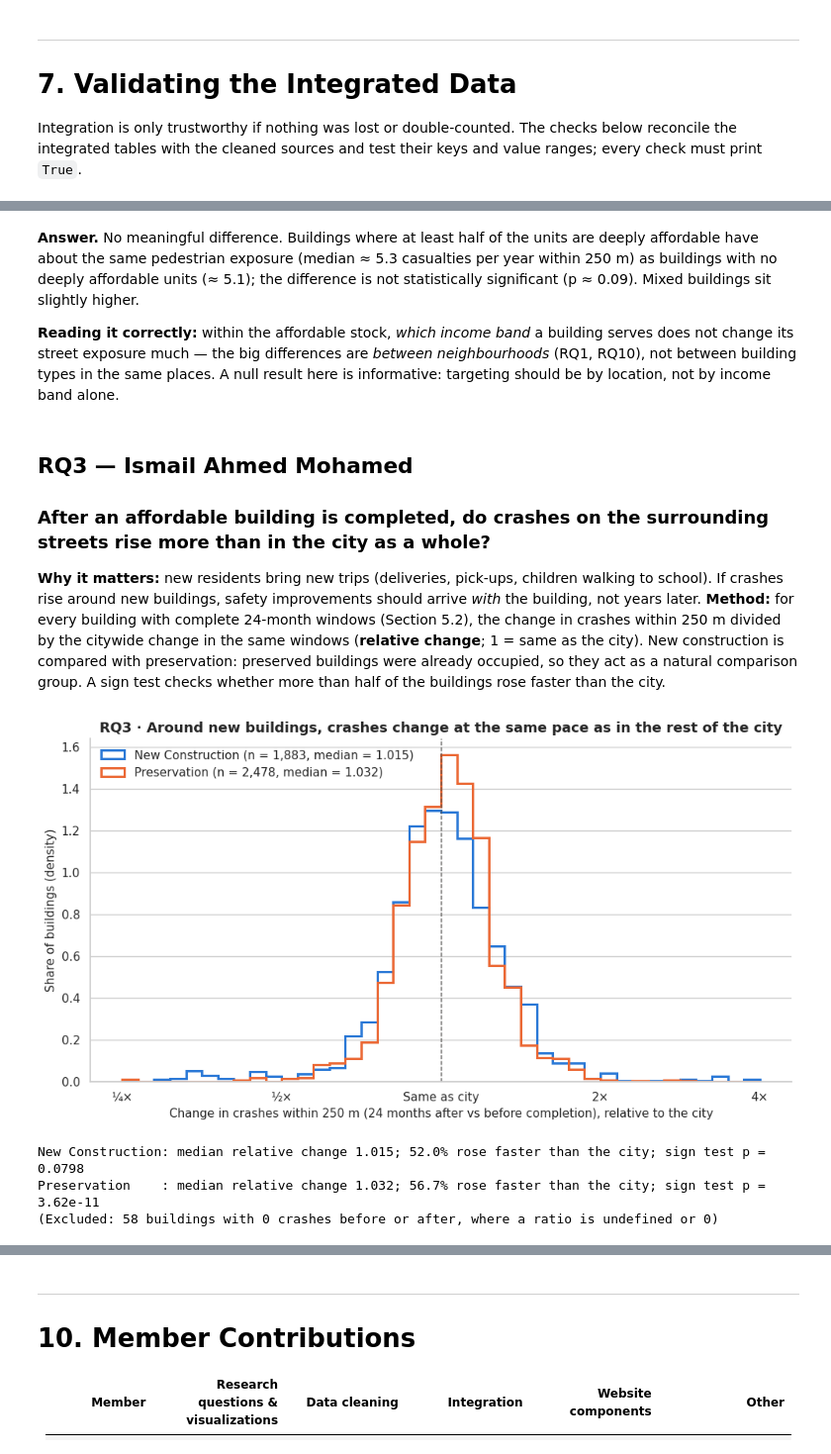
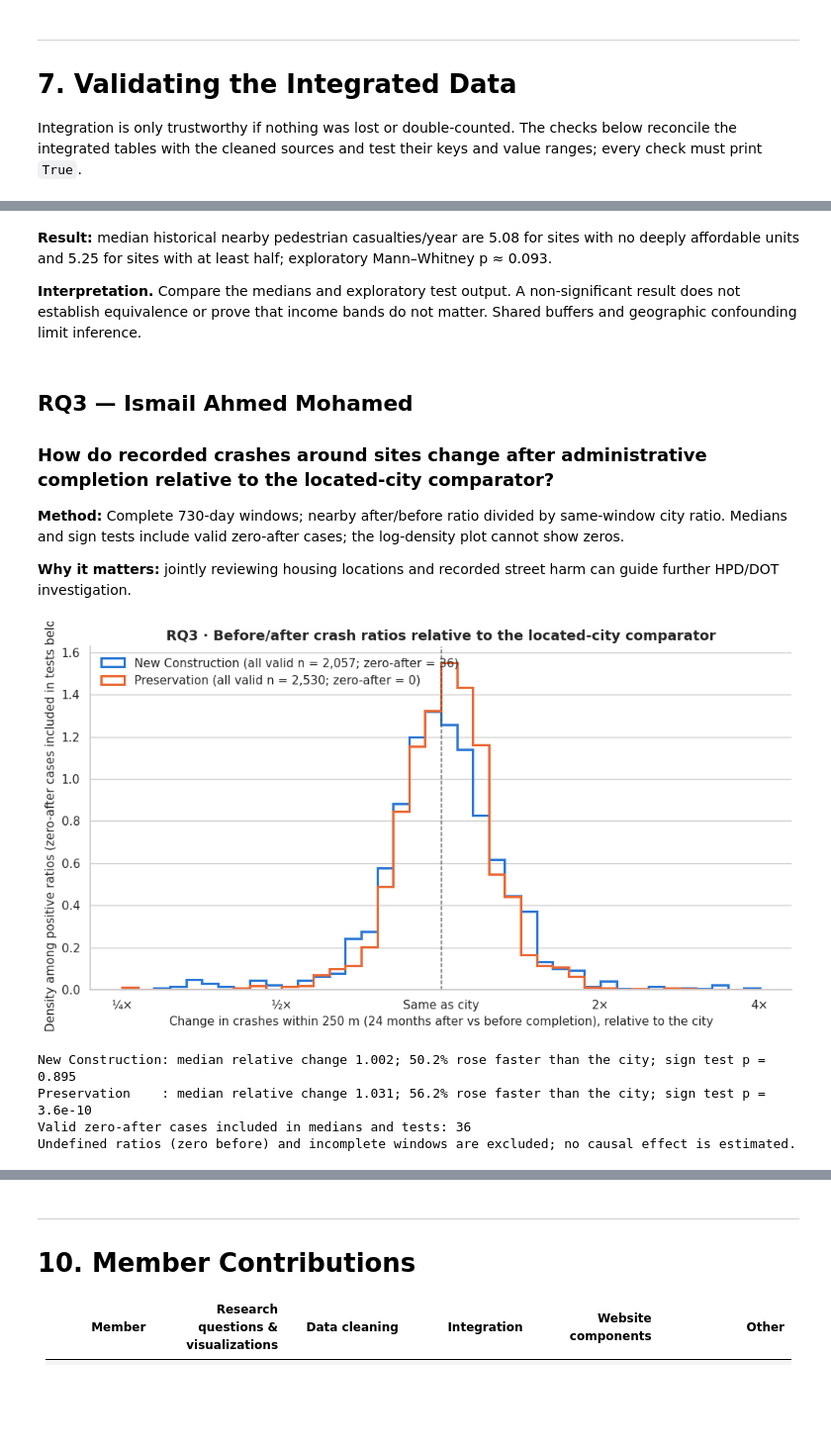
Before and after one commit to Ahmed-Saadallah1/nyc-housing-transport, a Jupyter notebook: notebooks/Milestone1_Housing_Collisions.ipynb, the cells around one changed output, grey strips where cells are left out. Shown at 99% size. Drawn from its saved outputs; the diff is of its cells as text; code cells hidden in the pictures; blank space fills up the shorter version.

Commit message:
Correct notebook analysis and prepare Vercel deployment

```diff
--- a/notebooks/Milestone1_Housing_Collisions.ipynb
+++ b/notebooks/Milestone1_Housing_Collisions.ipynb
@@ -2023,7 +1825,9 @@ crash_zip_borough = (crashes_full.dropna(subset=["zip_code", "borough"])
                      .rename("borough_from_crashes"))
 
 # ---------- 5.1 Housing -> ZIP x year (completed, and started) ----------
-housing_zip = housing.dropna(subset=["postcode"])
+housing_for_analysis = housing[housing["affordable_units_known"]].copy()
+print(f"Housing records excluded from unit/site analyses because totals are unknown: {len(housing) - len(housing_for_analysis):,}")
+housing_zip = housing_for_analysis.dropna(subset=["postcode"])
 completed = (housing_zip[housing_zip["completion_year"].isin(FULL_YEARS)]
              .assign(nc_units=lambda d: d["all_counted_units"].where(d["reporting_construction_type"] == "New Construction", 0),
                      family_units=lambda d: d[["_3_br_units", "_4_br_units", "_5_br_units", "_6_br_units"]].sum(axis=1))
@@ -2099,7 +1898,7 @@ BUFFER_M = 250
 WINDOW_DAYS = 730  # 24 months
 
 # One row per mappable building: units summed over projects, first completion, attributes of its first project
-mappable = housing[housing["is_mappable"]].sort_values(["building_id", "project_start_date"])
+mappable = housing_for_analysis[housing_for_analysis["is_mappable"]].sort_values(["building_id", "project_start_date"])
 buildings = (mappable
              .assign(family_size_units=lambda d: d[["_3_br_units", "_4_br_units", "_5_br_units", "_6_br_units"]].sum(axis=1))
              .groupby("building_id")
@@ -2168,6 +1967,9 @@ for i, idx in enumerate(neighbours):
     rows.append(record)
 
 buildings_joined = pd.concat([buildings, pd.DataFrame(rows)], axis=1)
+for column in ["affordable_units", "deeply_affordable_units", "extremely_low_income_units",
+               "very_low_income_units", "family_size_units", "total_units"]:
+    buildings_joined[column] = buildings_joined[column].astype("int64")
 print(f"Buildings with a complete before/after window: {buildings_joined['crashes_before'].notna().sum():,}")
 
 # ---------- 5.3 Crash level: distance to the nearest affordable building ----------
@@ -2235,13 +2019,13 @@ for cols, label in [(crash_cols, "crash"), (housing_cols, "housing")]:
 
 # (2) Non-residential ZIP codes
 crashes_per_zip = zip_year.groupby("zip_code")["crashes"].sum()
-non_residential = crashes_per_zip.index[(crashes_per_zip < 120) | (crashes_per_zip.index == "10000")]
-lost = completed[completed["zip_code"].isin(non_residential)]
-print(f"Non-residential ZIP codes removed: {len(non_residential)} "
+excluded_zips = crashes_per_zip.index[(crashes_per_zip < 120) | (crashes_per_zip.index == "10000")]
+lost = completed[completed["zip_code"].isin(excluded_zips)]
+print(f"ZIP codes excluded by the crash-count/invalid-code rule: {len(excluded_zips)} "
       f"(housing lost: {lost['buildings_completed'].sum()} buildings, {lost['affordable_units_completed'].sum():,} units)")
-zip_year = zip_year[~zip_year["zip_code"].isin(non_residential)]
-log_step("zip_year", "P2", "removed non-residential ZIP codes (< 120 crashes in 12 years; 10000 = Central Park)",
-         len(non_residential) * len(FULL_YEARS), zip_year)
+zip_year = zip_year[~zip_year["zip_code"].isin(excluded_zips)]
+log_step("zip_year", "P2", "excluded low-count ZIP codes (<120 crashes in 12 years) and invalid code 10000",
+         len(excluded_zips) * len(FULL_YEARS), zip_year)
 
 # (3) Redundant / conflicting borough columns -> one 'borough'
 one_per_zip = zip_year.drop_duplicates("zip_code")
@@ -2466,4 +2256,12 @@ zip_totals["ped_casualties_per_100_crashes"] = 100 * zip_totals["pedestrian_casu
 print(f"Crashes with a location in {FULL_YEARS[0]}-{FULL_YEARS[-1]}: {len(crashes_located):,} "
       f"({crashes_located['near_affordable'].mean():.1%} within {BUFFER_M} m of an affordable building)")
 print(f"ZIP codes: {len(zip_totals)}; buildings: {len(buildings_clean):,}")
+# Sensitivity: exclude imputed ZIP codes and recompute the ZIP-level association.
+observed_zip = (crashes_full[~crashes_full["zip_code_imputed"]].dropna(subset=["zip_code"])
+                .groupby("zip_code").agg(crashes=("collision_id", "size"), casualties=("pedestrian_casualties", "sum")))
+zip_sensitivity = zip_totals.set_index("zip_code").join(observed_zip, rsuffix="_observed").dropna(subset=["crashes_observed"])
+zip_sensitivity = zip_sensitivity[zip_sensitivity["crashes_observed"] >= 120]
+print("Observed-ZIP-only sensitivity (selection and coverage differ):",
+      stats.spearmanr(zip_sensitivity["affordable_units_completed"],
+                      zip_sensitivity["casualties"] / zip_sensitivity["crashes_observed"]))
 # %% [output]
@@ -2557,49 +2350,43 @@ Mann-Whitney '50% or more' vs 'None': p = 0.094
 # %% [markdown]
-**Answer.** No meaningful difference. Buildings where at least half of the units are deeply affordable have about the
-same pedestrian exposure (median ≈ 5.3 casualties per year within 250 m) as buildings with no deeply affordable units
-(≈ 5.1); the difference is not statistically significant (p ≈ 0.09). Mixed buildings sit slightly higher.
+**Result:** median historical nearby pedestrian casualties/year are 5.08 for sites with no deeply affordable units and 5.25 for sites with at least half; exploratory Mann–Whitney p ≈ 0.093.
 
-**Reading it correctly:** within the affordable stock, *which income band* a building serves does not change its
-street exposure much — the big differences are *between neighbourhoods* (RQ1, RQ10), not between building types in
-the same places. A null result here is informative: targeting should be by location, not by income band alone.
+**Interpretation.** Compare the medians and exploratory test output. A non-significant result does not establish equivalence or prove that income bands do not matter. Shared buffers and geographic confounding limit inference.
 # %% [markdown]
 ## RQ3 — Ismail Ahmed Mohamed
-### After an affordable building is completed, do crashes on the surrounding streets rise more than in the city as a whole?
+### How do recorded crashes around sites change after administrative completion relative to the located-city comparator?
 
-**Why it matters:** new residents bring new trips (deliveries, pick-ups, children walking to school). If crashes rise
-around new buildings, safety improvements should arrive *with* the building, not years later.
-**Method:** for every building with complete 24-month windows (Section 5.2), the change in crashes within 250 m
-divided by the citywide change in the same windows (**relative change**; 1 = same as the city). New construction is
-compared with preservation: preserved buildings were already occupied, so they act as a natural comparison group.
-A sign test checks whether more than half of the buildings rose faster than the city.
+**Method:** Complete 730-day windows; nearby after/before ratio divided by same-window city ratio. Medians and sign tests include valid zero-after cases; the log-density plot cannot show zeros.
+
+**Why it matters:** jointly reviewing housing locations and recorded street harm can guide further HPD/DOT investigation.
 # %%
-before_after = buildings_clean[buildings_clean["has_before_after"] & buildings_clean["relative_change"].gt(0)].copy()
-before_after["log2_relative_change"] = np.log2(before_after["relative_change"])
+before_after = buildings_clean[buildings_clean["has_before_after"] & buildings_clean["relative_change"].notna()].copy()
+before_after["log2_relative_change"] = np.log2(before_after["relative_change"].where(before_after["relative_change"] > 0))
 
 fig, ax = plt.subplots(figsize=(10, 5.5))
 bins = np.linspace(-2, 2, 41)
 for color, (ctype, group) in zip(PALETTE[:2], before_after.groupby("construction_type")):
-    ax.hist(group["log2_relative_change"].clip(-2, 2), bins=bins, histtype="step", linewidth=2.2, color=color,
-            density=True, label=f"{ctype} (n = {len(group):,}, median = {group['relative_change'].median():.3f})")
+    ax.hist(group["log2_relative_change"].dropna().clip(-2, 2), bins=bins, histtype="step", linewidth=2.2, color=color,
+            density=True, label=f"{ctype} (all valid n = {len(group):,}; zero-after = {group['relative_change'].eq(0).sum()})")
 ax.axvline(0, color="#52514e", linestyle="--", linewidth=1)
 ax.set_xticks([-2, -1, 0, 1, 2], ["¼×", "½×", "Same as city", "2×", "4×"])
 ax.set_xlabel(f"Change in crashes within {BUFFER_M} m (24 months after vs before completion), relative to the city")
-ax.set_ylabel("Share of buildings (density)")
-ax.set_title("RQ3 · Around new buildings, crashes change at the same pace as in the rest of the city")
+ax.set_ylabel("Density among positive ratios (zero-after cases included in tests below)")
+ax.set_title("RQ3 · Before/after crash ratios relative to the located-city comparator")
 ax.legend(frameon=False, loc="upper left")
 plt.tight_layout()
 plt.show()
 
 for ctype, group in before_after.groupby("construction_type"):
     rose = (group["relative_change"] > 1).sum()
     test = stats.binomtest(rose, len(group), 0.5)
     print(f"{ctype:<16}: median relative change {group['relative_change'].median():.3f}; "
           f"{rose / len(group):.1%} rose faster than the city; sign test p = {test.pvalue:.3g}")
-print(f"(Excluded: {(buildings_clean['has_before_after'] & ~buildings_clean['relative_change'].gt(0)).sum()} buildings "
-      "with 0 crashes before or after, where a ratio is undefined or 0)")
+print(f"Valid zero-after cases included in medians and tests: {before_after['relative_change'].eq(0).sum()}")
+print("Undefined ratios (zero before) and incomplete windows are excluded; no causal effect is estimated.")
 # %% [output]
-[figure, old version]
+[figure, new version]
-New Construction: median relative change 1.015; 52.0% rose faster than the city; sign test p = 0.0798
-Preservation    : median relative change 1.032; 56.7% rose faster than the city; sign test p = 3.62e-11
-(Excluded: 58 buildings with 0 crashes before or after, where a ratio is undefined or 0)
+New Construction: median relative change 1.002; 50.2% rose faster than the city; sign test p = 0.895
+Preservation    : median relative change 1.031; 56.2% rose faster than the city; sign test p = 3.6e-10
+Valid zero-after cases included in medians and tests: 36
+Undefined ratios (zero before) and incomplete windows are excluded; no causal effect is estimated.
 # %% [markdown]
```
Also changed, not shown: parts of 92 cells of this notebook, 23 other files.
